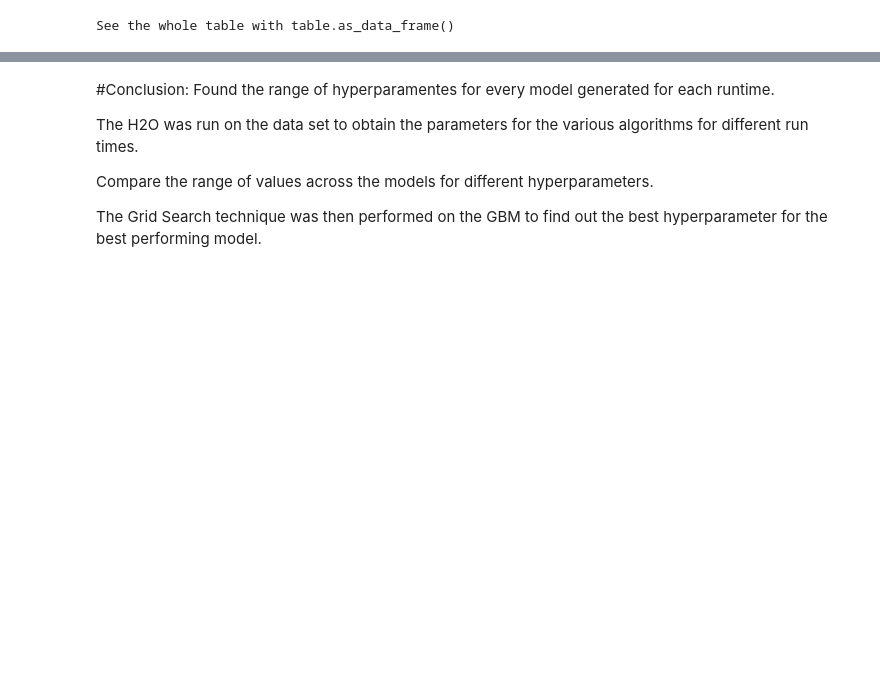
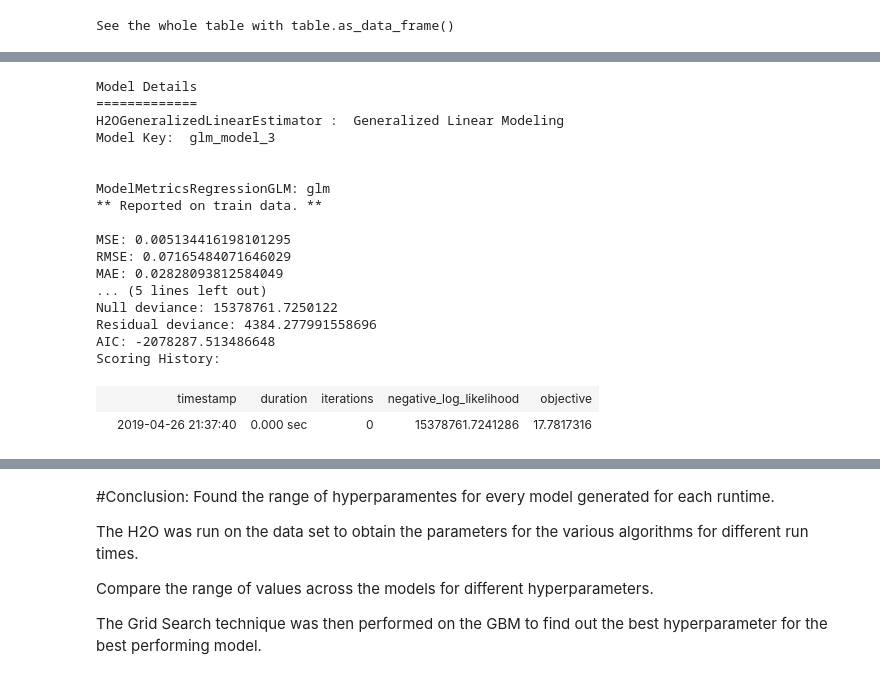
Before and after one commit to INFO6105-Spring19/hyperparameter-db-project-ds11, a Jupyter notebook: Code/Analysis.ipynb, the cells around one changed output, grey strips where cells are left out. Cells and saved outputs as stored; diff of their text form; code cells hidden in the pictures; blank space fills up the shorter version.

```diff
--- a/Code/Analysis.ipynb
+++ b/Code/Analysis.ipynb
@@ -518,0 +532,14 @@ See the whole table with table.as_data_frame()
+# %%
+from h2o.estimators import H2ORandomForestEstimator
+from h2o.estimators import H2OGeneralizedLinearEstimator
+from h2o.grid.grid_search import H2OGridSearch
+# Train and validate a cartesian grid of GBMs
+glm_grid1 = H2OGridSearch(model=H2OGeneralizedLinearEstimator,
+                         grid_id='glm',
+                         hyper_params=glm_params1)
+# %%
+# Load data into H2O
+df2 = h2o.import_file("bottle.csv")
+X = df2.columns
+y = "T_degC"
+X.remove(y)
@@ -518,0 +548,2 @@ See the whole table with table.as_data_frame()
+# %%
+glm_grid1.train(X,y, training_frame=df2)
@@ -518,0 +552,3 @@ See the whole table with table.as_data_frame()
+# %%
+glm_best = glm_grid1.get_grid(sort_by='mse', decreasing=True)
+glm_best
@@ -518,0 +563,23 @@ See the whole table with table.as_data_frame()
+# %%
+best_glm = glm_best.models[0]
+best_glm
+# %% [output]
+Model Details
+=============
+H2OGeneralizedLinearEstimator :  Generalized Linear Modeling
+Model Key:  glm_model_3
+
+
+ModelMetricsRegressionGLM: glm
+** Reported on train data. **
+
+MSE: 0.005134416198101295
+RMSE: 0.07165484071646029
+MAE: 0.02828093812584049
+... (5 lines left out)
+Null deviance: 15378761.7250122
+Residual deviance: 4384.277991558696
+AIC: -2078287.513486648
+Scoring History:
+|  | timestamp | duration | iterations | negative_log_likelihood | objective |
+|  | 2019-04-26 21:37:40 | 0.000 sec | 0 | 15378761.7241286 | 17.7817316 |
```
Also changed, not shown: parts of 16 cells of this notebook.
